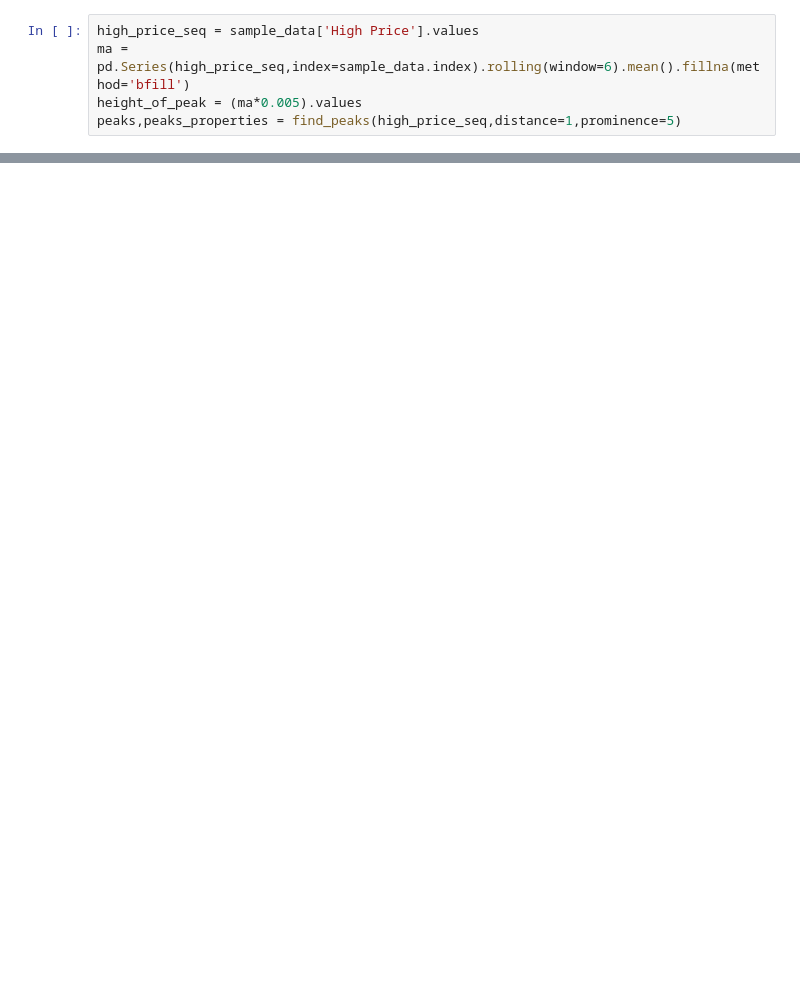
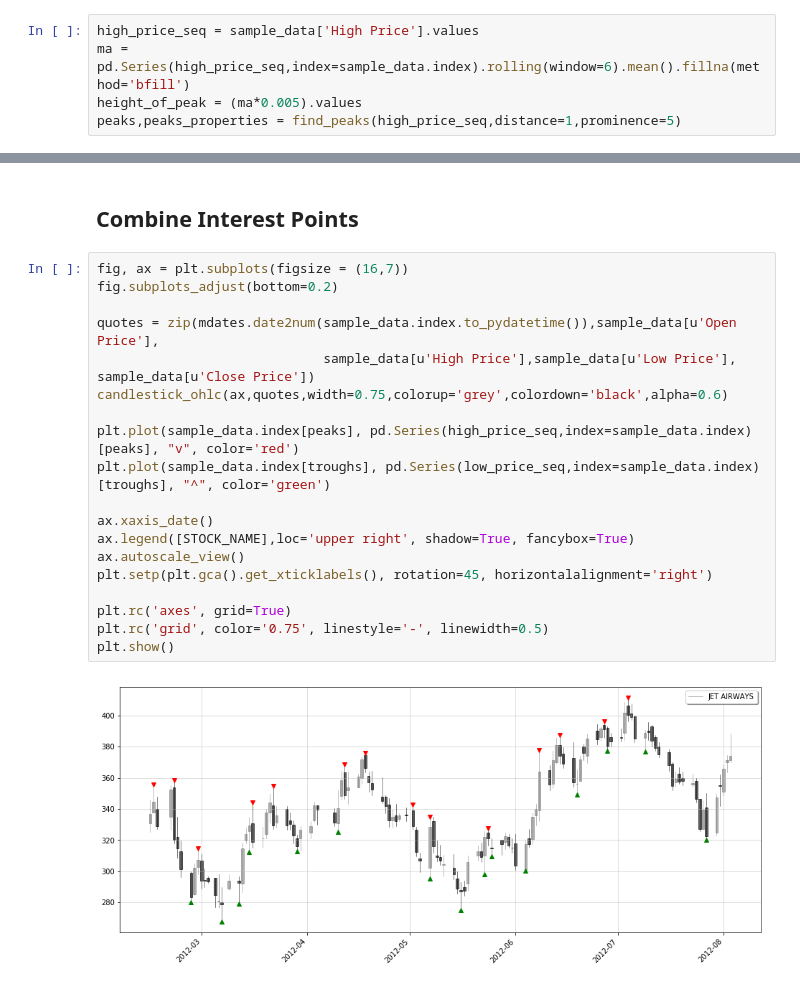
Before and after one commit to SanjotRaibagkar/AI-trading, a Jupyter notebook: Phase1-StockPrediction/Interest_Points.ipynb, the cells around one changed output, grey strips where cells are left out. Cells and saved outputs as stored; diff of their text form; blank space fills up the shorter version.

```diff
--- a/Phase1-StockPrediction/Interest_Points.ipynb
+++ b/Phase1-StockPrediction/Interest_Points.ipynb
@@ -101,0 +129,23 @@ dtype: float64
+# %% [markdown]
+## Combine Interest Points
+# %%
+fig, ax = plt.subplots(figsize = (16,7))
+fig.subplots_adjust(bottom=0.2)
+
+quotes = zip(mdates.date2num(sample_data.index.to_pydatetime()),sample_data[u'Open Price'],
+                             sample_data[u'High Price'],sample_data[u'Low Price'], sample_data[u'Close Price'])
+candlestick_ohlc(ax,quotes,width=0.75,colorup='grey',colordown='black',alpha=0.6)
+
+plt.plot(sample_data.index[peaks], pd.Series(high_price_seq,index=sample_data.index)[peaks], "v", color='red')
+plt.plot(sample_data.index[troughs], pd.Series(low_price_seq,index=sample_data.index)[troughs], "^", color='green')
+
+ax.xaxis_date()
+ax.legend([STOCK_NAME],loc='upper right', shadow=True, fancybox=True)
+ax.autoscale_view()
+plt.setp(plt.gca().get_xticklabels(), rotation=45, horizontalalignment='right')
+
+plt.rc('axes', grid=True)
+plt.rc('grid', color='0.75', linestyle='-', linewidth=0.5)
+plt.show()
+# %% [output]
+[figure, added]
```
Also changed, not shown: parts of 8 cells of this notebook, 4 other files.
